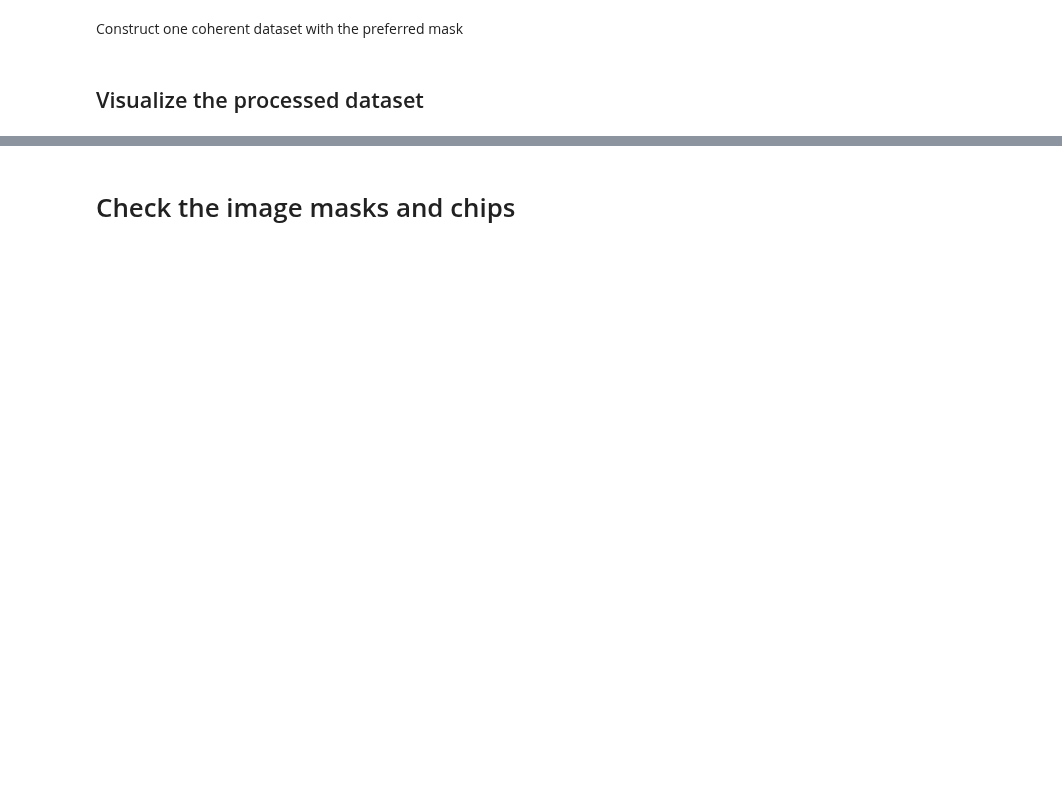
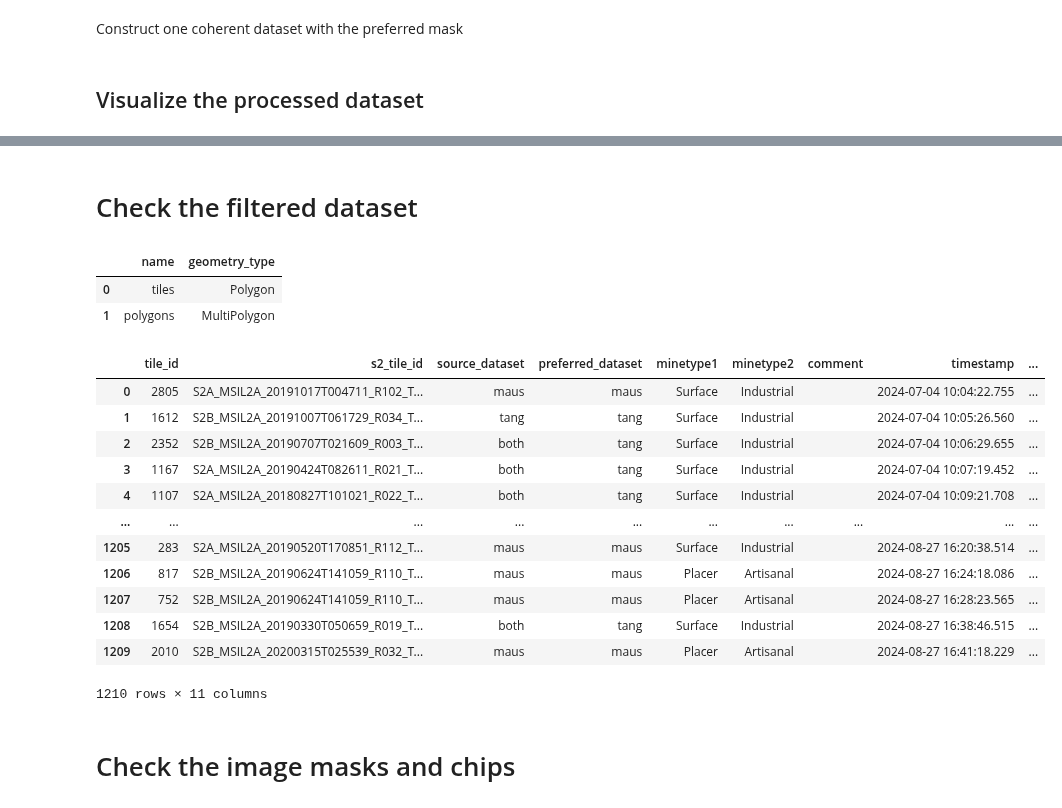
Before and after one commit to SimonJasansky/mine-segmentation, a Jupyter notebook: notebooks/data/04_check_dataset.ipynb, the cells around one changed output, grey strips where cells are left out. Drawn from its saved outputs; the diff is of its cells as text; code cells hidden in the pictures; blank space fills up the shorter version.

```diff
--- a/notebooks/data/04_check_dataset.ipynb
+++ b/notebooks/data/04_check_dataset.ipynb
@@ -23,6 +25,8 @@ root
 raw_dataset = root + "/data/raw/mining_tiles_with_masks.gpkg"
 
 post_dataset = root + "/data/processed/mining_tiles_with_masks_and_bounding_boxes.gpkg"
+
+filtered_dataset = root + "/data/processed/mining_tiles_with_masks_and_bounding_boxes_filtered.gpkg"
 # %%
 # Load the data
 data = gpd.read_file(raw_dataset, layer="tiles")
@@ -216,3 +294,30 @@ m
+# %% [markdown]
+# Check the filtered dataset
+# %%
+gpd.list_layers(filtered_dataset)
+# %% [output]
+|  | name | geometry_type |
+| 0 | tiles | Polygon |
+| 1 | polygons | MultiPolygon |
+# %%
+# load the processed dataset
+tiles = gpd.read_file(filtered_dataset, layer="tiles")
+polygons = gpd.read_file(filtered_dataset, layer="polygons")
+tiles
+# %% [output]
+|  | tile_id | s2_tile_id | source_dataset | preferred_dataset | minetype1 | minetype2 | comment | timestamp | ... |
+| 0 | 2805 | S2A_MSIL2A_20191017T004711_R102_T... | maus | maus | Surface | Industrial |  | 2024-07-04 10:04:22.755 | ... |
+| 1 | 1612 | S2B_MSIL2A_20191007T061729_R034_T... | tang | tang | Surface | Industrial |  | 2024-07-04 10:05:26.560 | ... |
+| 2 | 2352 | S2B_MSIL2A_20190707T021609_R003_T... | both | tang | Surface | Industrial |  | 2024-07-04 10:06:29.655 | ... |
+| 3 | 1167 | S2A_MSIL2A_20190424T082611_R021_T... | both | tang | Surface | Industrial |  | 2024-07-04 10:07:19.452 | ... |
+| 4 | 1107 | S2A_MSIL2A_20180827T101021_R022_T... | both | tang | Surface | Industrial |  | 2024-07-04 10:09:21.708 | ... |
+| ... | ... | ... | ... | ... | ... | ... | ... | ... | ... |
+| 1205 | 283 | S2A_MSIL2A_20190520T170851_R112_T... | maus | maus | Surface | Industrial |  | 2024-08-27 16:20:38.514 | ... |
+| 1206 | 817 | S2B_MSIL2A_20190624T141059_R110_T... | maus | maus | Placer | Artisanal |  | 2024-08-27 16:24:18.086 | ... |
+| 1207 | 752 | S2B_MSIL2A_20190624T141059_R110_T... | maus | maus | Placer | Artisanal |  | 2024-08-27 16:28:23.565 | ... |
+| 1208 | 1654 | S2B_MSIL2A_20190330T050659_R019_T... | both | tang | Surface | Industrial |  | 2024-08-27 16:38:46.515 | ... |
+| 1209 | 2010 | S2B_MSIL2A_20200315T025539_R032_T... | maus | maus | Placer | Artisanal |  | 2024-08-27 16:41:18.229 | ... |
+1210 rows × 11 columns
 # %% [markdown]
 # Check the image masks and chips
 # %%
```
Also changed, not shown: parts of 14 cells of this notebook, 4 other files.
